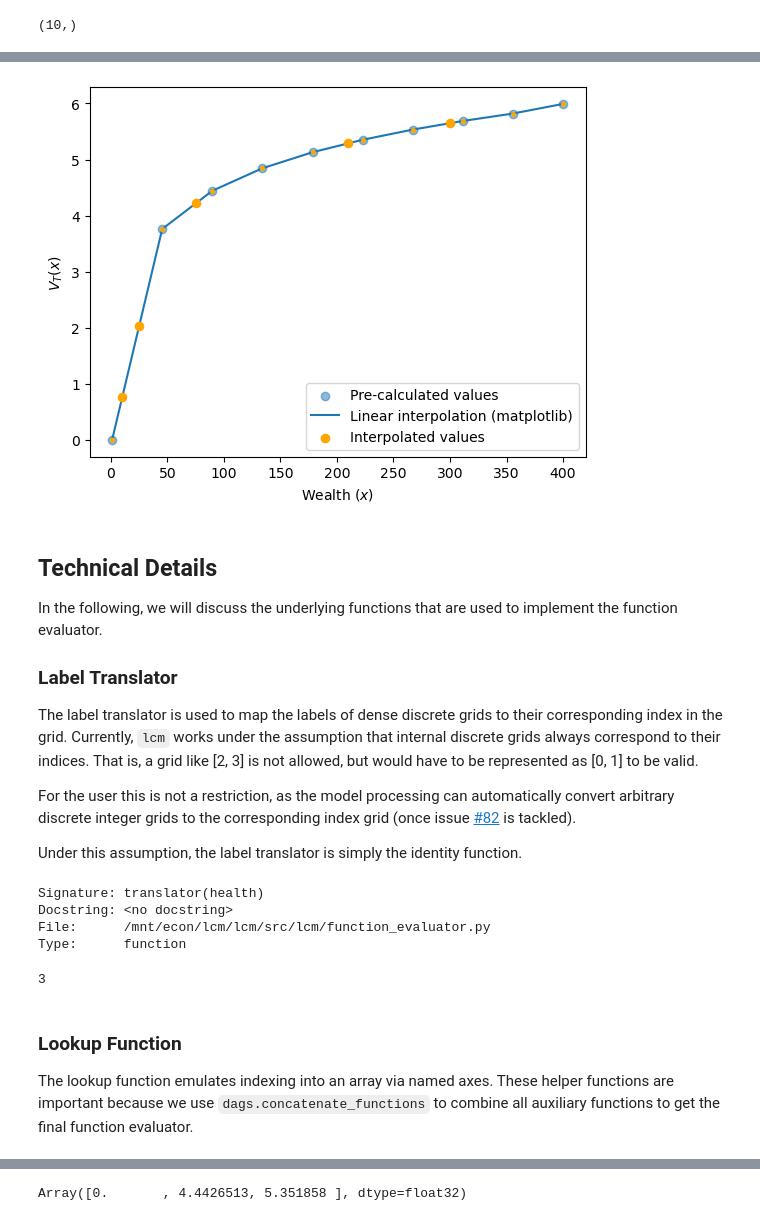
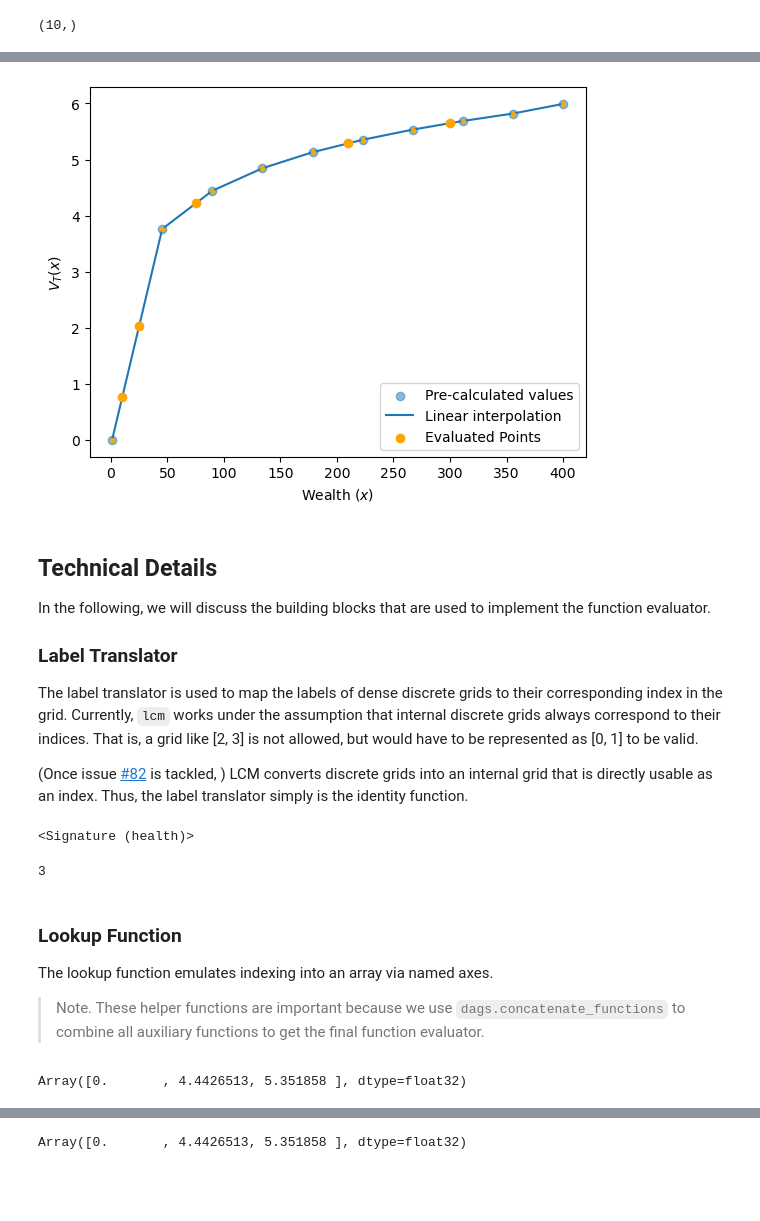
Before and after one commit to OpenSourceEconomics/lcm, a Jupyter notebook: explanations/function_evaluator.ipynb, the cells around one changed output, grey strips where cells are left out. Drawn from its saved outputs; the diff is of its cells as text; code cells hidden in the pictures; blank space fills up the shorter version.

```diff
--- a/explanations/function_evaluator.ipynb
+++ b/explanations/function_evaluator.ipynb
@@ -236,0 +222,8 @@ line generated by matplotlib.
+# %%
+from lcm.function_evaluator import get_function_evaluator
+
+scalar_value_function = get_function_evaluator(
+    space_info=space_info,
+    data_name="vf_arr",
+)
+scalar_value_function.__signature__
@@ -236,0 +235,2 @@ line generated by matplotlib.
+# %%
+value_function = productmap(scalar_value_function, variables=["wealth"])
@@ -237,6 +245,6 @@ line generated by matplotlib.
 # %%
 wealth_grid = processed_model.grids["wealth"]
-new_wealth_values = jnp.array([10, 25, 75, 210, 300])
+wealth_points_new = jnp.array([10, 25, 75, 210, 300])
 
-v_on_grid = value_function(wealth=wealth_grid)
-v_on_new_values = value_function(wealth=new_wealth_values)
+vf_on_grid = value_function(wealth=wealth_grid, vf_arr=vf_arr)
+vf_on_new_values = value_function(wealth=wealth_points_new, vf_arr=vf_arr)
@@ -243,32 +273,29 @@ v_on_new_values = value_function(wealth=new_wealth_values)
 # %%
-import matplotlib.pyplot as plt
-
 plt.scatter(wealth_grid, vf_arr, alpha=0.5, zorder=-1, label="Pre-calculated values")
 plt.plot(
     wealth_grid,
     vf_arr,
     zorder=-1,
-    label="Linear interpolation (matplotlib)",
+    label="Linear interpolation",
 )
-plt.scatter(wealth_grid, v_on_grid, color="orange", s=7)
+plt.scatter(wealth_grid, vf_on_grid, color="orange", s=7)
 plt.scatter(
-    new_wealth_values,
-    v_on_new_values,
+    wealth_points_new,
+    vf_on_new_values,
     color="orange",
-    s=35,
-    label="Interpolated values",
+    label="Evaluated Points",
 )
 plt.xlabel("Wealth ($x$)")
 plt.ylabel("$V_T(x)$")
 plt.legend()
 plt.show()
 # %% [output]
-[figure, old version]
+[figure, new version]
 # %% [markdown]
 ## Technical Details
 
-In the following, we will discuss the underlying functions that are used to implement
-the function evaluator.
+In the following, we will discuss the building blocks that are used to implement the
+function evaluator.
 
 ### Label Translator
 
@@ -277,19 +304,14 @@ corresponding index in the grid. Currently, `lcm` works under the assumption tha
 internal discrete grids always correspond to their indices. That is, a grid like [2, 3]
 is not allowed, but would have to be represented as [0, 1] to be valid.
 
-For the user this is not a restriction, as the model processing can automatically
-convert arbitrary discrete integer grids to the corresponding index grid (once
-issue [#82](https://github.com/OpenSourceEconomics/lcm/issues/82) is tackled).
-
-Under this assumption, the label translator is simply the identity function.
+(Once issue [#82](https://github.com/OpenSourceEconomics/lcm/issues/82) is tackled, )
+LCM converts discrete grids into an internal grid that is directly usable as an index.
+Thus, the label translator simply is the identity function.
 # %%
 from lcm.function_evaluator import _get_label_translator
 
 translator = _get_label_translator(in_name="health")
-translator?
+translator.__signature__
 # %% [output]
-Signature: translator(health)
-Docstring: <no docstring>
-File:      /mnt/econ/lcm/lcm/src/lcm/function_evaluator.py
-Type:      function
+<Signature (health)>
 # %%
@@ -299,9 +321,15 @@ translator(3)
 # %% [markdown]
 ### Lookup Function
 
-The lookup function emulates indexing into an array via named axes. These helper
-functions are important because we use `dags.concatenate_functions` to combine all
-auxiliary functions to get the final function evaluator.
+The lookup function emulates indexing into an array via named axes.
+
+> Note. These helper functions are important because we use `dags.concatenate_functions`
+> to combine all auxiliary functions to get the final function evaluator.
+# %%
+# We want a function that allows us to perform a lookup like this:
+vf_arr[jnp.array([0, 2, 5])]
+# %% [output]
+Array([0.       , 4.4426513, 5.351858 ], dtype=float32)
 # %%
 from lcm.function_evaluator import _get_lookup_function
 
```
Also changed, not shown: parts of 29 cells of this notebook.
